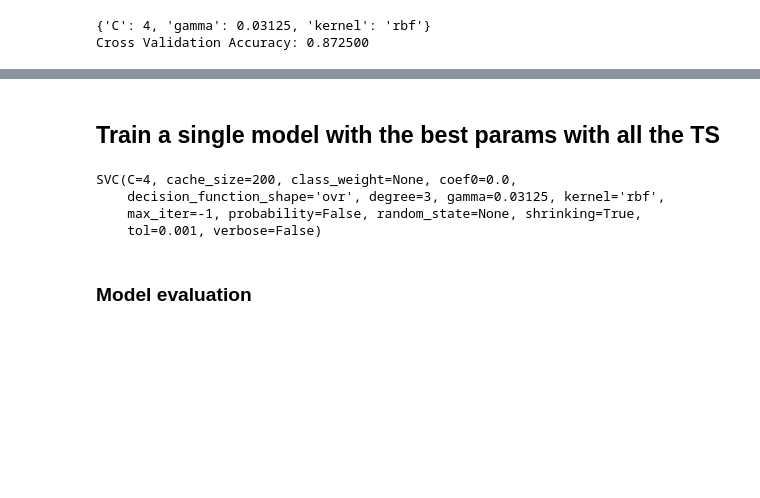
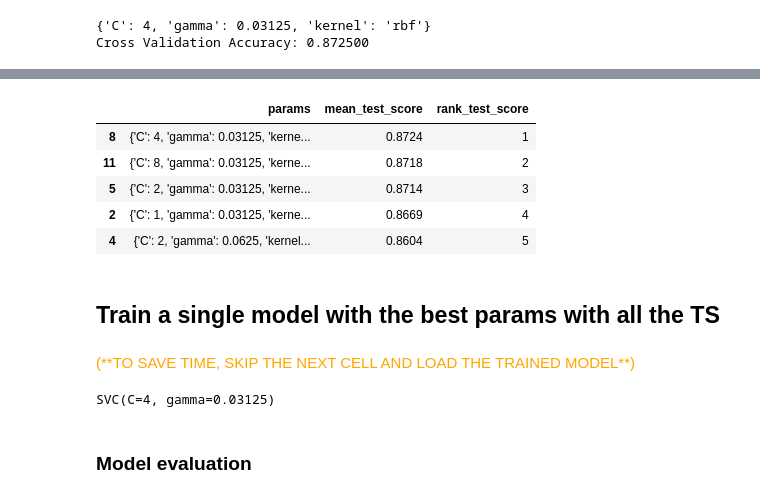
Before and after one commit to rmazzier/MLProjectDS-2020, a Jupyter notebook: All models.ipynb, the cells around one changed output, grey strips where cells are left out. Cells and saved outputs as stored; diff of their text form; code cells hidden in the pictures; blank space fills up the shorter version.

```diff
--- a/All models.ipynb
+++ b/All models.ipynb
@@ -853,2 +838,14 @@ results_svm_gs.head()
+# %%
+#load the grid search results:
+results_grid_search_svm=pd.read_csv('data/results_grid_search_svm.csv')
+results_grid_search_svm.sort_values('rank_test_score',ascending=True, inplace=True)
+results_grid_search_svm.head()
+# %% [output]
+|  | params | mean_test_score | rank_test_score |
+| 8 | {'C': 4, 'gamma': 0.03125, 'kerne... | 0.8724 | 1 |
+| 11 | {'C': 8, 'gamma': 0.03125, 'kerne... | 0.8718 | 2 |
+| 5 | {'C': 2, 'gamma': 0.03125, 'kerne... | 0.8714 | 3 |
+| 2 | {'C': 1, 'gamma': 0.03125, 'kerne... | 0.8669 | 4 |
+| 4 | {'C': 2, 'gamma': 0.0625, 'kernel... | 0.8604 | 5 |
 # %% [markdown]
 ## Train a single model with the best params with all the TS
@@ -857,8 +863,8 @@ results_svm_gs.head()
+# %% [markdown]
+<font color='orange'>
+(**TO SAVE TIME, SKIP THE NEXT CELL AND LOAD THE TRAINED MODEL**)
 # %%
 svm_final = SVC(C=4, gamma=0.03125, kernel='rbf')
-svm_final.fit(x_train_sc, y_train)
+svm_final.fit(x_train_sc, y_train_sc)
 # %% [output]
-SVC(C=4, cache_size=200, class_weight=None, coef0=0.0,
-    decision_function_shape='ovr', degree=3, gamma=0.03125, kernel='rbf',
-    max_iter=-1, probability=False, random_state=None, shrinking=True,
-    tol=0.001, verbose=False)
+SVC(C=4, gamma=0.03125)
```
Also changed, not shown: parts of 16 cells of this notebook.
